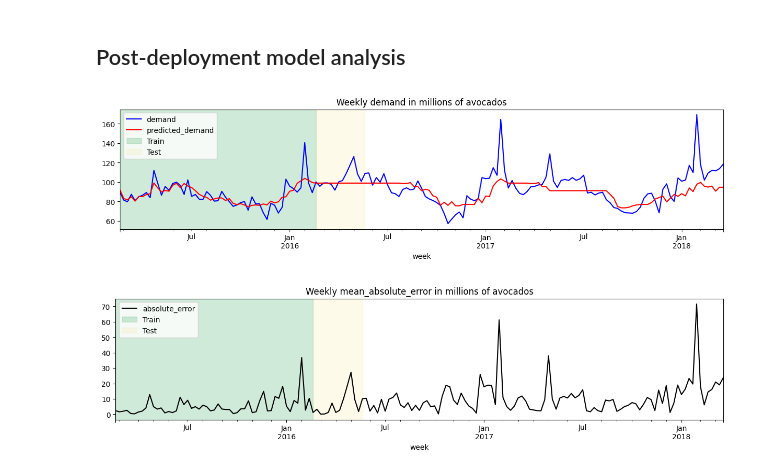
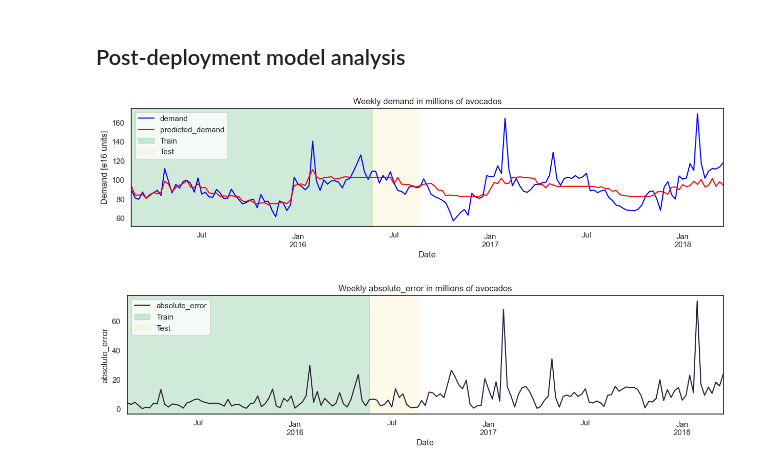
Before and after one commit to santiviquez/ageml, a Jupyter notebook: notebooks/experiments/avocados_demand_forescasting_baseline.ipynb, the cells around one changed output. Drawn from its saved outputs; the diff is of its cells as text; code cells hidden in the pictures.

```diff
--- a/notebooks/experiments/avocados_demand_forescasting_baseline.ipynb
+++ b/notebooks/experiments/avocados_demand_forescasting_baseline.ipynb
@@ -4,6 +4,8 @@ import pandas as pd
 from matplotlib import pyplot as plt
 import matplotlib.patches as mpatches
 import seaborn as sns
+sns.set_theme(style='white', palette='mako')
+
 from sklearn.metrics import mean_absolute_error, mean_absolute_percentage_error
 # %%
 date_columns = ['date', 'inference_time']
@@ -14,6 +32,6 @@ data = pd.read_csv('../../data/avocados_demand_forecasting_dataset.csv', dtype=d
 # %%
 train_start_date = data['inference_time'].min()
-train_end_date = data['inference_time'].min() + pd.DateOffset(years=1)
+train_end_date = data['inference_time'].min() + pd.DateOffset(months=15)
 test_end_date = train_end_date + pd.DateOffset(months=3)
 prod_end_date = data['inference_time'].max()
 
@@ -205,20 +187,25 @@ df['week'] = df['date'].dt.to_period('W')
 # %%
 daily_demand = df.groupby('week')[['demand', 'predicted_demand']].sum() / 1000000
 daily_demand['absolute_error'] = (daily_demand['demand'] - daily_demand['predicted_demand']).abs()
 daily_demand.index = daily_demand.index.to_timestamp()
 
 fig, ax = plt.subplots(figsize=(15, 3))
 ax.set_title('Weekly demand in millions of avocados')
 daily_demand[['demand', 'predicted_demand']].rolling(window=1).mean().plot(ax=ax, color=['blue', 'red'])
 daily_demand[['demand', 'predicted_demand']].plot(ax=ax, alpha=0.125, legend=False, color=['blue', 'red'])
 vspan(ax)
+ax.set(xlabel='Date', ylabel='Demand [e16 units]')
+plt.savefig('../../figures/avocados_true_demand_vs_predicted_timeseries.svg', format='svg', bbox_inches='tight')
+
 
 fig, ax = plt.subplots(figsize=(15, 3))
-ax.set_title('Weekly mean_absolute_error in millions of avocados')
-daily_demand[['absolute_error']].plot(ax=ax, legend=False, color=['black'])
+ax.set_title('Weekly absolute_error in millions of avocados')
+daily_demand[['absolute_error']].plot(ax=ax, legend=False)
+ax.set(xlabel='Date', ylabel='absolute_error')
 
 vspan(ax)
+plt.savefig('../../figures/avocados_weekly_absolute_error_timeseries.svg', format='svg', bbox_inches='tight')
 plt.show()
 # %% [output]
-[figure, old version]
+[figure, new version]
-[figure, old version]
+[figure, new version]
```
Also changed, not shown: parts of 9 cells of this notebook, 7 other files.
